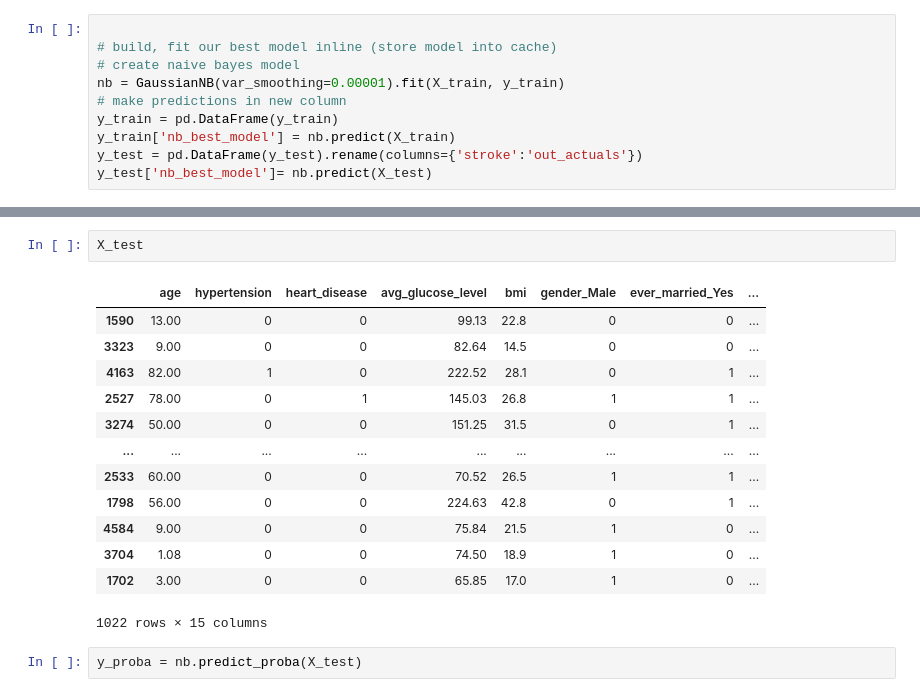
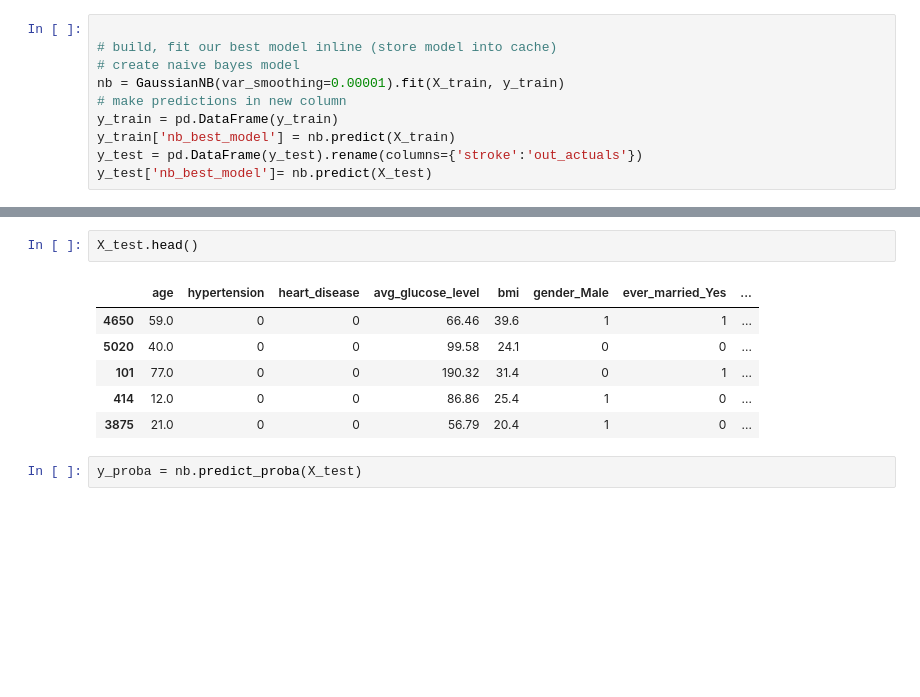
Before and after one commit to stroke-predictors/germain-capstone-stoke-prediction, a Jupyter notebook: eli_scratch.ipynb, the cells around one changed output, grey strips where cells are left out. Cells and saved outputs as stored; diff of their text form; blank space fills up the shorter version.

```diff
--- a/eli_scratch.ipynb
+++ b/eli_scratch.ipynb
@@ -271,19 +290,12 @@ y_train.head()
 # %%
-X_test
+X_test.head()
 # %% [output]
 |  | age | hypertension | heart_disease | avg_glucose_level | bmi | gender_Male | ever_married_Yes | ... |
-| 1590 | 13.00 | 0 | 0 | 99.13 | 22.8 | 0 | 0 | ... |
-| 3323 | 9.00 | 0 | 0 | 82.64 | 14.5 | 0 | 0 | ... |
-| 4163 | 82.00 | 1 | 0 | 222.52 | 28.1 | 0 | 1 | ... |
-| 2527 | 78.00 | 0 | 1 | 145.03 | 26.8 | 1 | 1 | ... |
-| 3274 | 50.00 | 0 | 0 | 151.25 | 31.5 | 0 | 1 | ... |
-| ... | ... | ... | ... | ... | ... | ... | ... | ... |
-| 2533 | 60.00 | 0 | 0 | 70.52 | 26.5 | 1 | 1 | ... |
-| 1798 | 56.00 | 0 | 0 | 224.63 | 42.8 | 0 | 1 | ... |
-| 4584 | 9.00 | 0 | 0 | 75.84 | 21.5 | 1 | 0 | ... |
-| 3704 | 1.08 | 0 | 0 | 74.50 | 18.9 | 1 | 0 | ... |
-| 1702 | 3.00 | 0 | 0 | 65.85 | 17.0 | 1 | 0 | ... |
+| 4650 | 59.0 | 0 | 0 | 66.46 | 39.6 | 1 | 1 | ... |
+| 5020 | 40.0 | 0 | 0 | 99.58 | 24.1 | 0 | 0 | ... |
+| 101 | 77.0 | 0 | 0 | 190.32 | 31.4 | 0 | 1 | ... |
+| 414 | 12.0 | 0 | 0 | 86.86 | 25.4 | 1 | 0 | ... |
+| 3875 | 21.0 | 0 | 0 | 56.79 | 20.4 | 1 | 0 | ... |
-1022 rows × 15 columns
 # %%
 y_proba = nb.predict_proba(X_test)
 # %%
```
Also changed, not shown: parts of 4 cells of this notebook, 2 other files.
